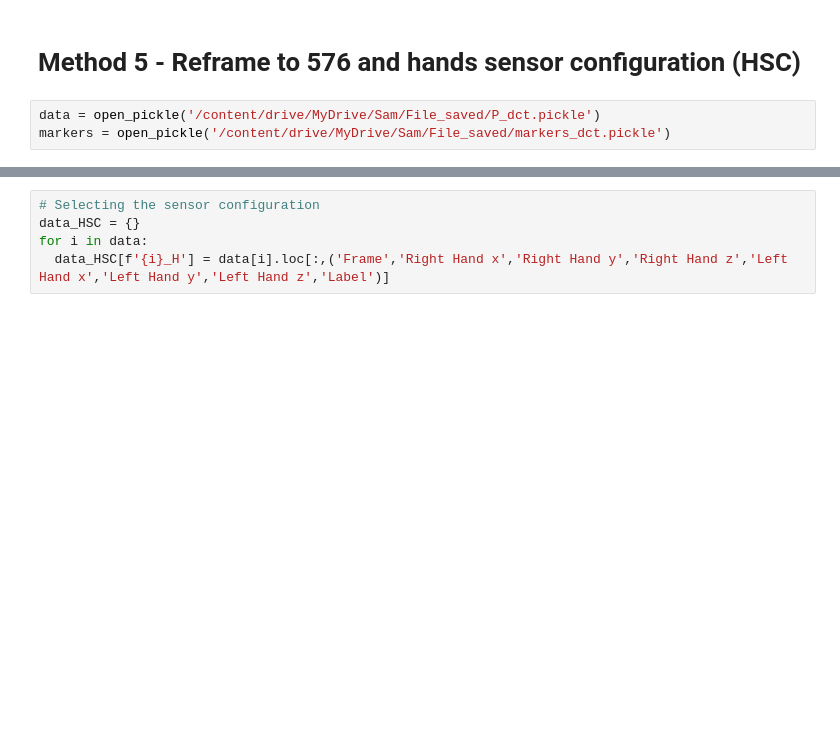
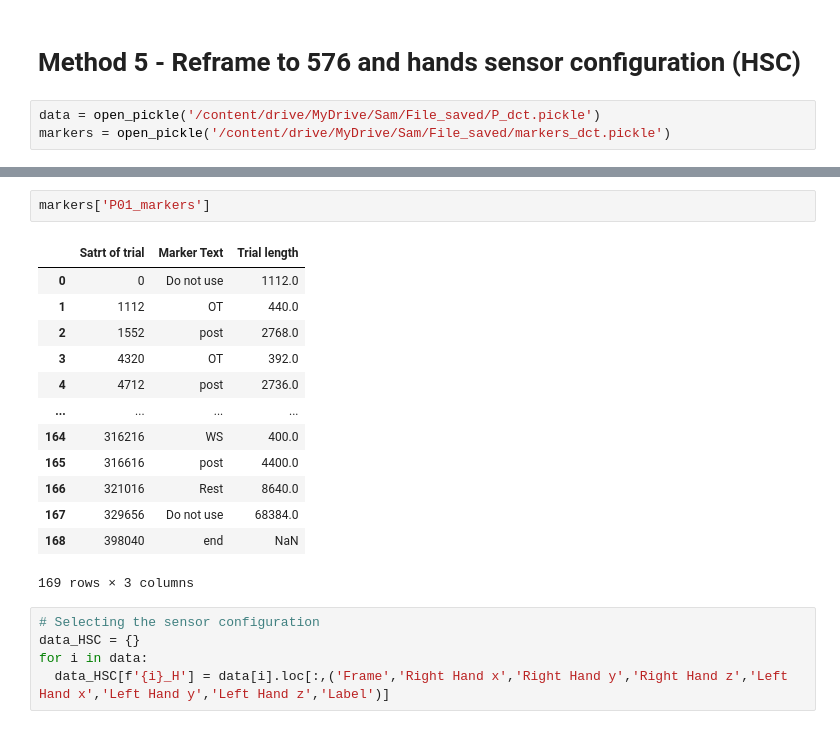
Before and after one commit to SamTremblay18/Hockey-Shot-Classification, a Jupyter notebook: Preprocessing.ipynb, the cells around one changed output, grey strips where cells are left out. Cells and saved outputs as stored; diff of their text form; blank space fills up the shorter version.

```diff
--- a/Preprocessing.ipynb
+++ b/Preprocessing.ipynb
@@ -318,3 +501,19 @@ markers = open_pickle('/content/drive/MyDrive/Sam/File_saved/markers_dct.pickle'
+# %%
+markers['P01_markers']
+# %% [output]
+|  | Satrt of trial | Marker Text | Trial length |
+| 0 | 0 | Do not use | 1112.0 |
+| 1 | 1112 | OT | 440.0 |
+| 2 | 1552 | post | 2768.0 |
+| 3 | 4320 | OT | 392.0 |
+| 4 | 4712 | post | 2736.0 |
+| ... | ... | ... | ... |
+| 164 | 316216 | WS | 400.0 |
+| 165 | 316616 | post | 4400.0 |
+| 166 | 321016 | Rest | 8640.0 |
+| 167 | 329656 | Do not use | 68384.0 |
+| 168 | 398040 | end | NaN |
+169 rows × 3 columns
 # %%
 # Selecting the sensor configuration
 data_HSC = {}
```
Also changed, not shown: parts of 46 cells of this notebook.
